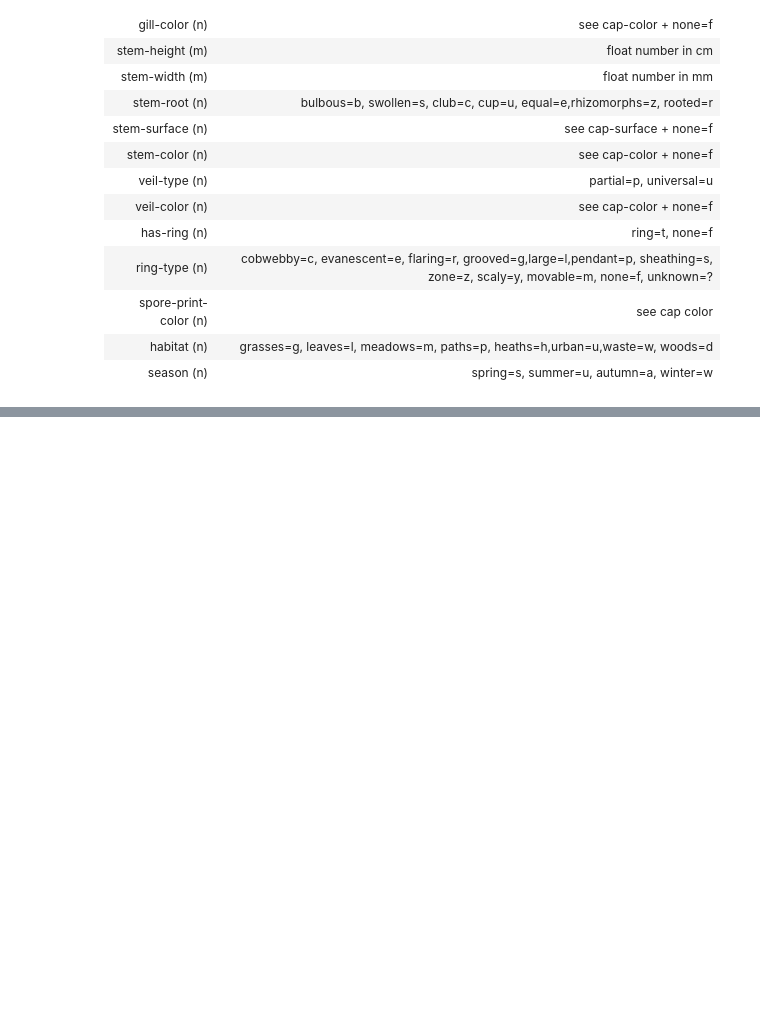
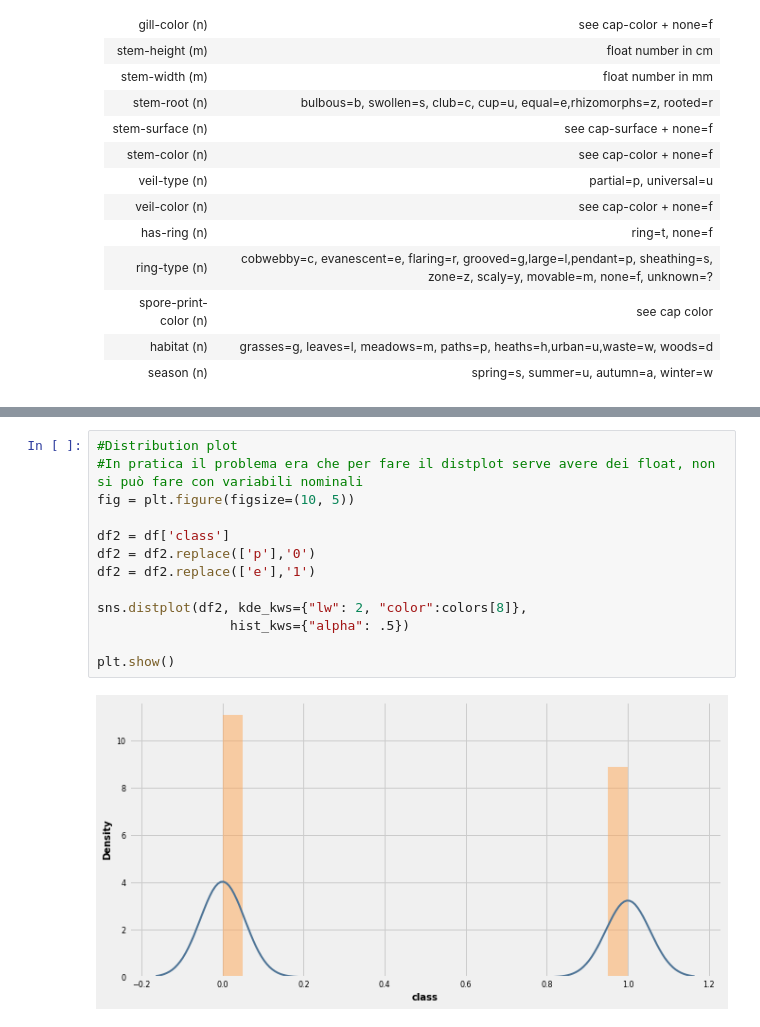
Before and after one commit to msalvati1997/mushrooms_classificator, a Jupyter notebook: mushroom.ipynb, the cells around one changed output, grey strips where cells are left out. Saved outputs shown, nothing was run; the diff lists cells and outputs as text; blank space fills up the shorter version.

```diff
--- a/mushroom.ipynb
+++ b/mushroom.ipynb
@@ -149,0 +119,15 @@ KeyboardInterrupt: ignored
+# %%
+#Distribution plot
+#In pratica il problema era che per fare il distplot serve avere dei float, non si può fare con variabili nominali
+fig = plt.figure(figsize=(10, 5))
+
+df2 = df['class']
+df2 = df2.replace(['p'],'0')
+df2 = df2.replace(['e'],'1')
+
+sns.distplot(df2, kde_kws={"lw": 2, "color":colors[8]},
+                 hist_kws={"alpha": .5})
+
+plt.show()
+# %% [output]
+[figure, added]
```
Also changed, not shown: parts of 6 cells of this notebook.
